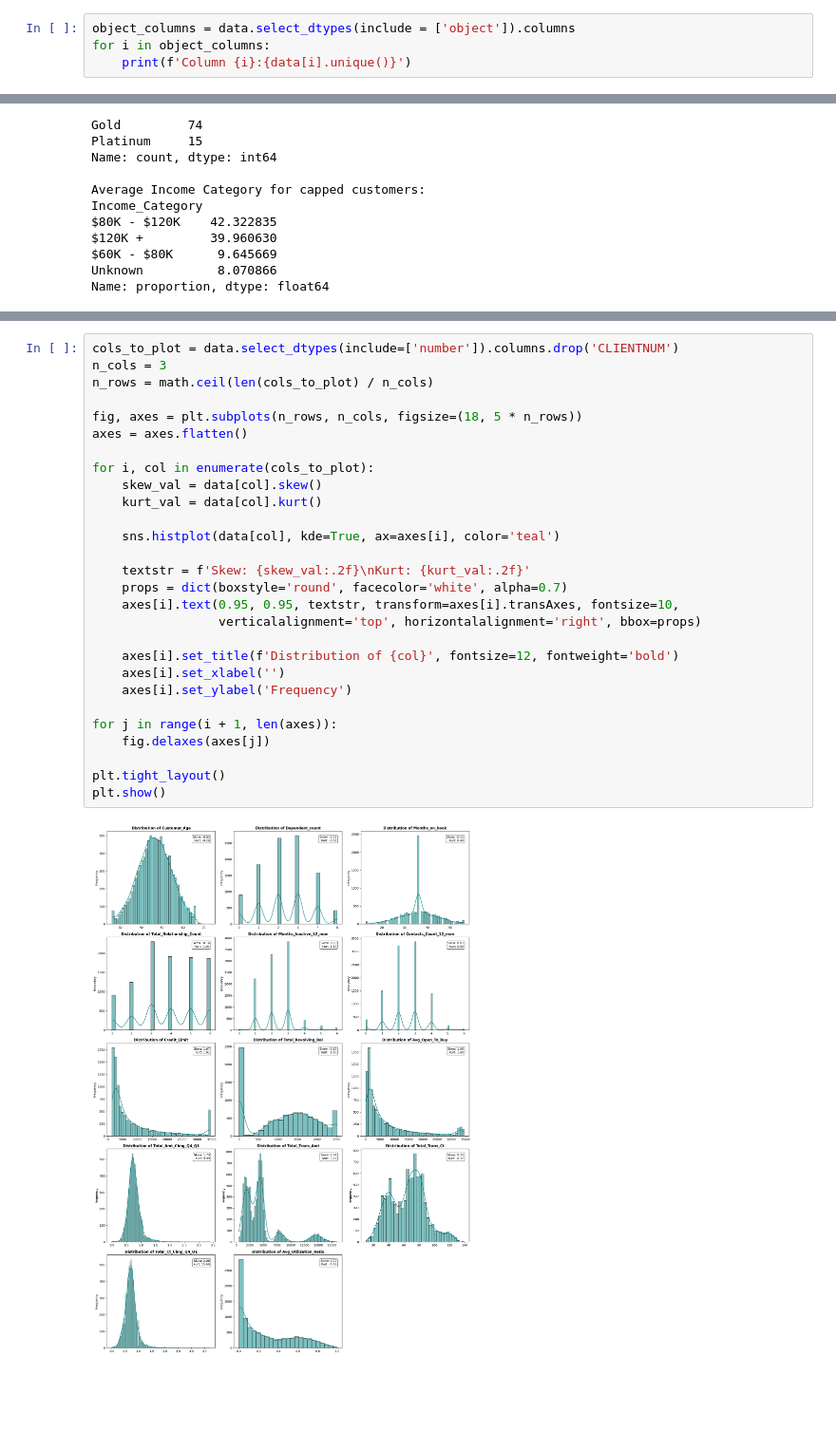
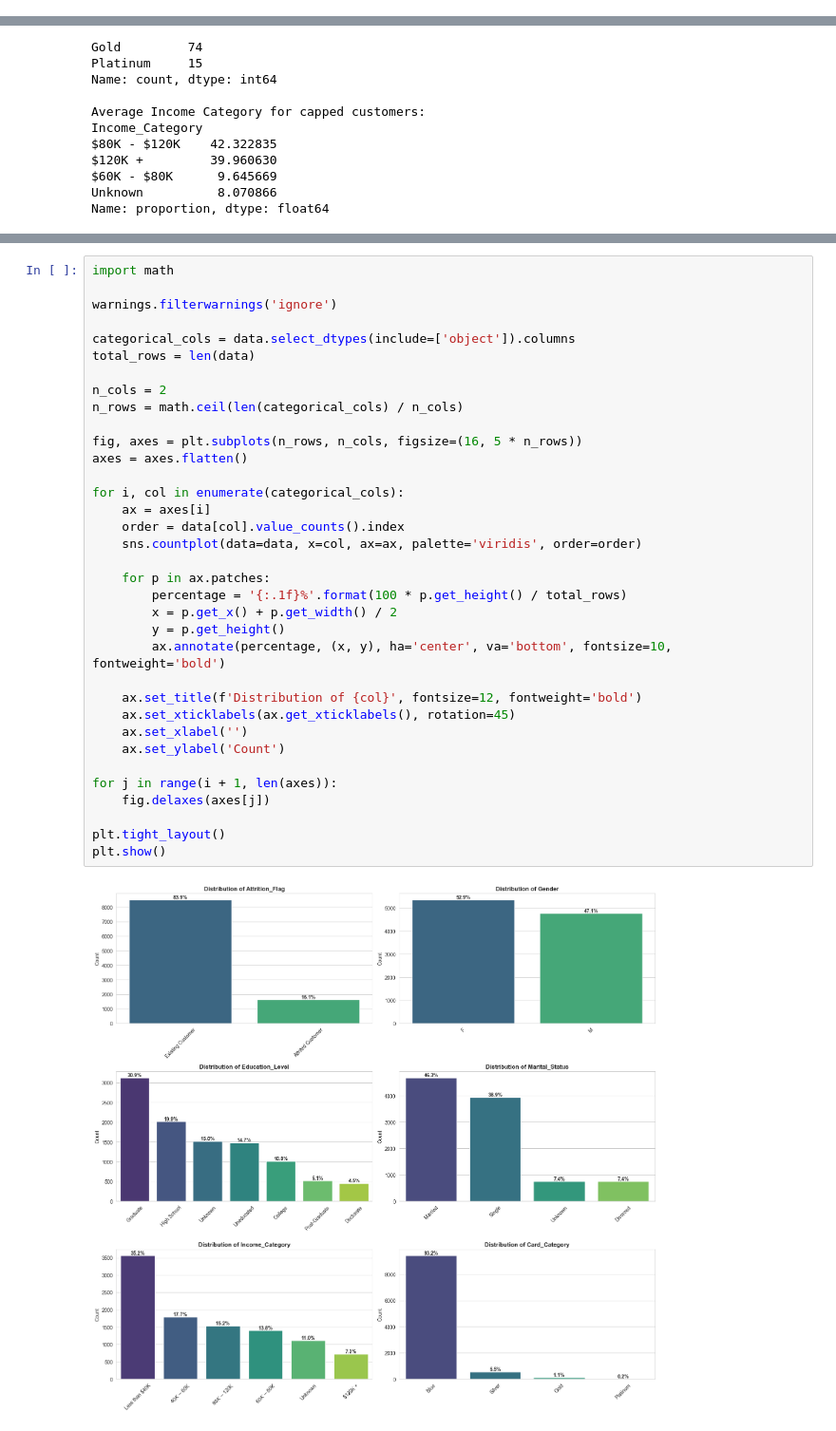
Before and after one commit to vekiii/ai-and-machine-learning, a Jupyter notebook: machine-learning-projects/data-preprocessing-project1/practical_part_eng.ipynb, the cells around one changed output, grey strips where cells are left out. Shown at 95% size. Drawn from its saved outputs; the diff is of its cells as text; blank space fills up the shorter version.

```diff
--- a/machine-learning-projects/data-preprocessing-project1/practical_part_eng.ipynb
+++ b/machine-learning-projects/data-preprocessing-project1/practical_part_eng.ipynb
@@ -139,4 +211,0 @@ dtype: int64
-# %%
-object_columns = data.select_dtypes(include = ['object']).columns
-for i in object_columns:
-    print(f'Column {i}:{data[i].unique()}')
@@ -325,30 +419,37 @@ An anomaly is visible where Gold and Platinum users make up a smaller percentage
 # %%
-cols_to_plot = data.select_dtypes(include=['number']).columns.drop('CLIENTNUM')
-n_cols = 3
-n_rows = math.ceil(len(cols_to_plot) / n_cols)
+import math
 
-fig, axes = plt.subplots(n_rows, n_cols, figsize=(18, 5 * n_rows))
+warnings.filterwarnings('ignore')
+
+categorical_cols = data.select_dtypes(include=['object']).columns
+total_rows = len(data)
+
+n_cols = 2
+n_rows = math.ceil(len(categorical_cols) / n_cols)
+
+fig, axes = plt.subplots(n_rows, n_cols, figsize=(16, 5 * n_rows))
 axes = axes.flatten()
 
-for i, col in enumerate(cols_to_plot):
-    skew_val = data[col].skew()
-    kurt_val = data[col].kurt()
+for i, col in enumerate(categorical_cols):
+    ax = axes[i]
+    order = data[col].value_counts().index
+    sns.countplot(data=data, x=col, ax=ax, palette='viridis', order=order)
 
-    sns.histplot(data[col], kde=True, ax=axes[i], color='teal')
+    for p in ax.patches:
+        percentage = '{:.1f}%'.format(100 * p.get_height() / total_rows)
+        x = p.get_x() + p.get_width() / 2
+        y = p.get_height()
+        ax.annotate(percentage, (x, y), ha='center', va='bottom', fontsize=10, fontweight='bold')
 
-    textstr = f'Skew: {skew_val:.2f}\nKurt: {kurt_val:.2f}'
-    props = dict(boxstyle='round', facecolor='white', alpha=0.7)
-    axes[i].text(0.95, 0.95, textstr, transform=axes[i].transAxes, fontsize=10,
-                 verticalalignment='top', horizontalalignment='right', bbox=props)
-
-    axes[i].set_title(f'Distribution of {col}', fontsize=12, fontweight='bold')
-    axes[i].set_xlabel('')
-    axes[i].set_ylabel('Frequency')
+    ax.set_title(f'Distribution of {col}', fontsize=12, fontweight='bold')
+    ax.set_xticklabels(ax.get_xticklabels(), rotation=45)
+    ax.set_xlabel('')
+    ax.set_ylabel('Count')
 
 for j in range(i + 1, len(axes)):
     fig.delaxes(axes[j])
 
 plt.tight_layout()
 plt.show()
 # %% [output]
-[figure, old version]
+[figure, new version]
```
Also changed, not shown: parts of 139 cells of this notebook.
